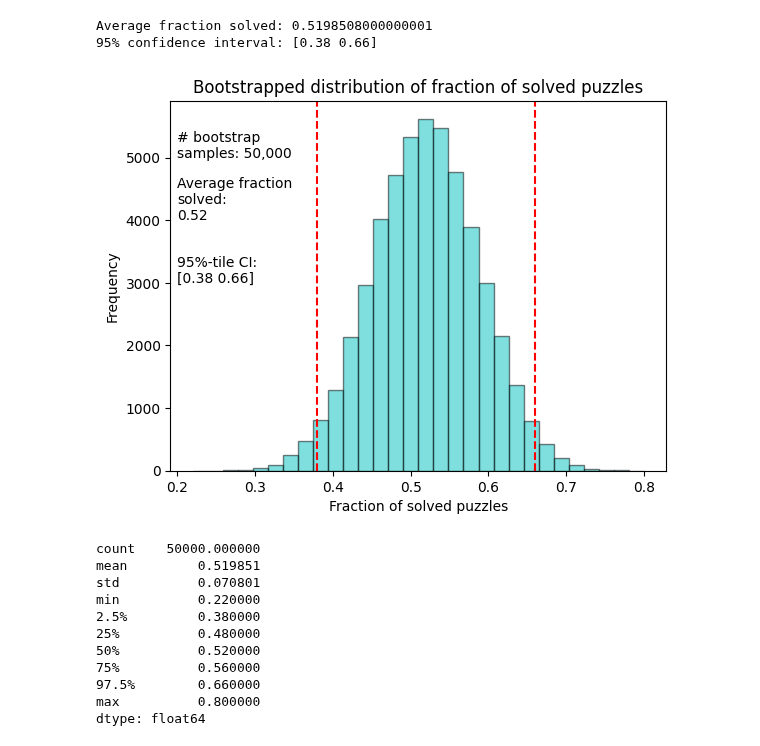
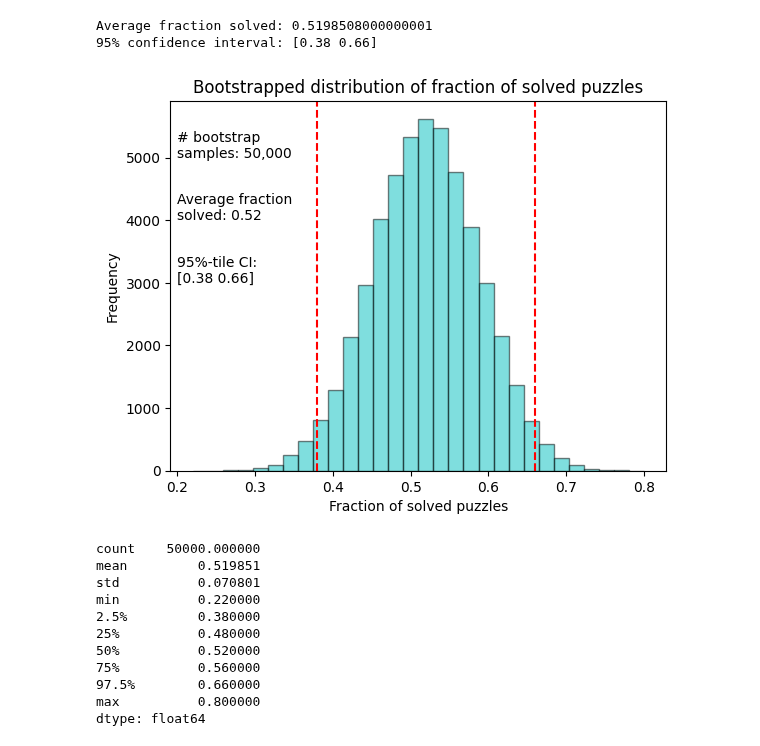
Before and after one commit to jimthompson5802/connection_solver, a Jupyter notebook: src/agent_testbed/automated_test_results_analysis.ipynb, the cells around one changed output. Drawn from its saved outputs; the diff is of its cells as text; code cells hidden in the pictures.

Commit message:
tweaked bootstrap plot text annotations

```diff
--- a/src/agent_testbed/automated_test_results_analysis.ipynb
+++ b/src/agent_testbed/automated_test_results_analysis.ipynb
@@ -109,23 +109,23 @@ Average fraction solved: 0.5198508000000001
 # %%
 
 pd.Series(bootstrap_means).hist(bins=30, color='c', alpha=0.5, edgecolor='black', grid=False)
 # title to slide
 plt.title('Bootstrapped distribution of fraction of solved puzzles')
 
 # add annotation to plot on 95%-confidence interval
 plt.axvline(confidence_interval[0], color='r', linestyle='--')
 plt.axvline(confidence_interval[1], color='r', linestyle='--')
 # add text annotation for the confidence interval
 plt.text(0.2, 5000, f'# bootstrap\nsamples: {n_bootstraps:,d}', fontsize=10)
-plt.text(0.2, 4000, f'Average fraction\nsolved:\n{average_fraction_solved:0.2f}', fontsize=10)
+plt.text(0.2, 4000, f'Average fraction\nsolved: {average_fraction_solved:0.2f}', fontsize=10)
 plt.text(0.2, 3000, f'95%-tile CI:\n{confidence_interval}', fontsize=10)
 plt.xlabel('Fraction of solved puzzles')
 plt.ylabel('Frequency')
 # save image to file
 plt.savefig('../../images/bootstrap_distribution.png', dpi=300, bbox_inches='tight')
 plt.show()
 # %% [output]
-[figure, old version]
+[figure, new version]
 # %%
 pd.Series(bootstrap_means).describe(percentiles=[0.025,0.25,0.5,0.75, 0.975])
 # %% [output]
```
Also changed, not shown: 1 other file.
